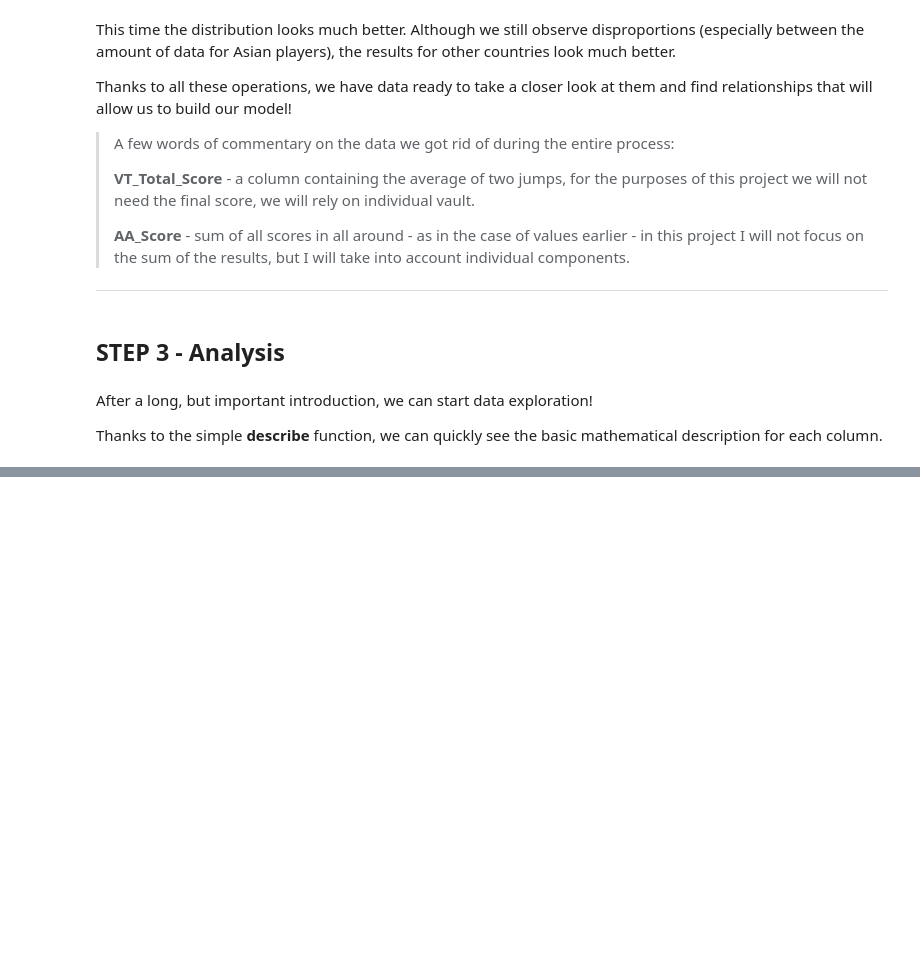
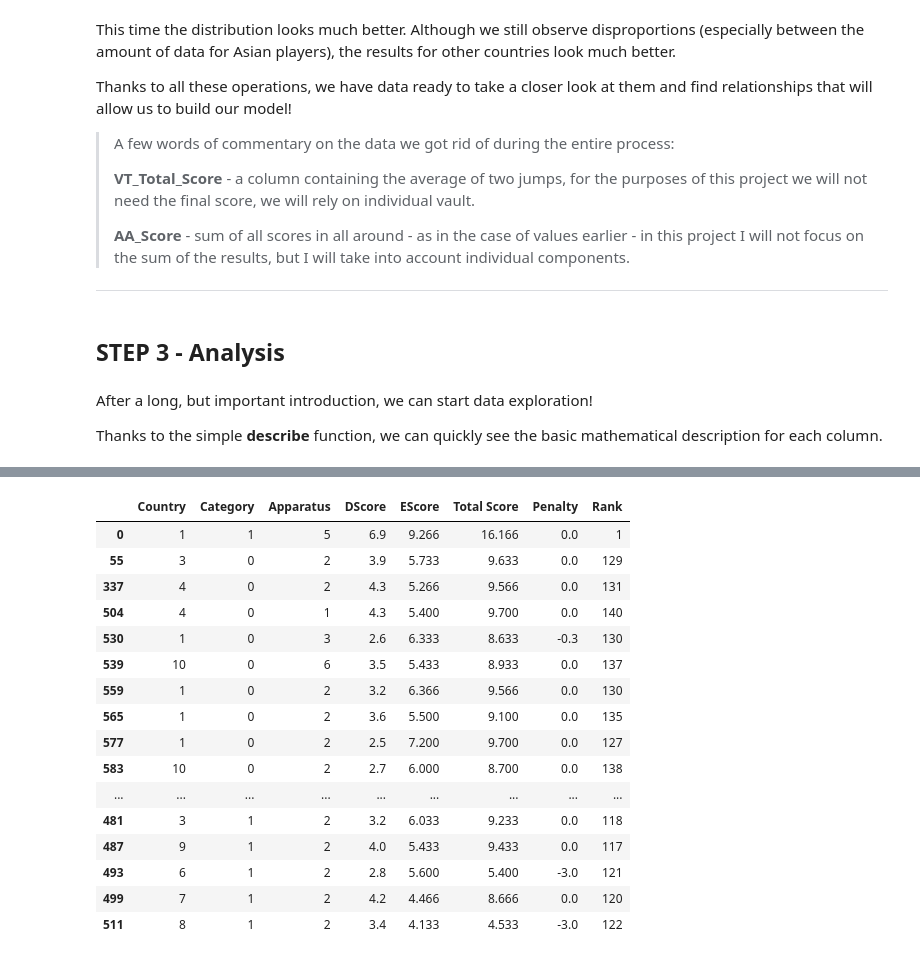
Before and after one commit to Asturn15/Gymnastics-on-GitHub, a Jupyter notebook: Project 5 - ML model in Python/Notebook project.ipynb, the cells around one changed output, grey strips where cells are left out. Cells and saved outputs as stored; diff of their text form; code cells hidden in the pictures; blank space fills up the shorter version.

```diff
--- a/Project 5 - ML model in Python/Notebook project.ipynb
+++ b/Project 5 - ML model in Python/Notebook project.ipynb
@@ -662,0 +695,31 @@ training_df.describe(include='all')
+# %%
+# Value for first and third quartiles
+Q1 = training_df['Total Score'].quantile(0.25)
+Q3 = training_df['Total Score'].quantile(0.75)
+
+# Interquartile range value
+IQR = Q3 - Q1
+
+# identify outliers in our dataset based on IRQ method
+outliers = training_df[(training_df['Total Score'] < Q1 - 1.5 * IQR) | (training_df['Total Score'] > Q3 + 1.5 * IQR)]
+
+# look on our outliers
+outliers
+# %% [output]
+|  | Country | Category | Apparatus | DScore | EScore | Total Score | Penalty | Rank |
+| 0 | 1 | 1 | 5 | 6.9 | 9.266 | 16.166 | 0.0 | 1 |
+| 55 | 3 | 0 | 2 | 3.9 | 5.733 | 9.633 | 0.0 | 129 |
+| 337 | 4 | 0 | 2 | 4.3 | 5.266 | 9.566 | 0.0 | 131 |
+| 504 | 4 | 0 | 1 | 4.3 | 5.400 | 9.700 | 0.0 | 140 |
+| 530 | 1 | 0 | 3 | 2.6 | 6.333 | 8.633 | -0.3 | 130 |
+| 539 | 10 | 0 | 6 | 3.5 | 5.433 | 8.933 | 0.0 | 137 |
+| 559 | 1 | 0 | 2 | 3.2 | 6.366 | 9.566 | 0.0 | 130 |
+| 565 | 1 | 0 | 2 | 3.6 | 5.500 | 9.100 | 0.0 | 135 |
+| 577 | 1 | 0 | 2 | 2.5 | 7.200 | 9.700 | 0.0 | 127 |
+| 583 | 10 | 0 | 2 | 2.7 | 6.000 | 8.700 | 0.0 | 138 |
+| ... | ... | ... | ... | ... | ... | ... | ... | ... |
+| 481 | 3 | 1 | 2 | 3.2 | 6.033 | 9.233 | 0.0 | 118 |
+| 487 | 9 | 1 | 2 | 4.0 | 5.433 | 9.433 | 0.0 | 117 |
+| 493 | 6 | 1 | 2 | 2.8 | 5.600 | 5.400 | -3.0 | 121 |
+| 499 | 7 | 1 | 2 | 4.2 | 4.466 | 8.666 | 0.0 | 120 |
+| 511 | 8 | 1 | 2 | 3.4 | 4.133 | 4.533 | -3.0 | 122 |
```
Also changed, not shown: parts of 8 cells of this notebook.
